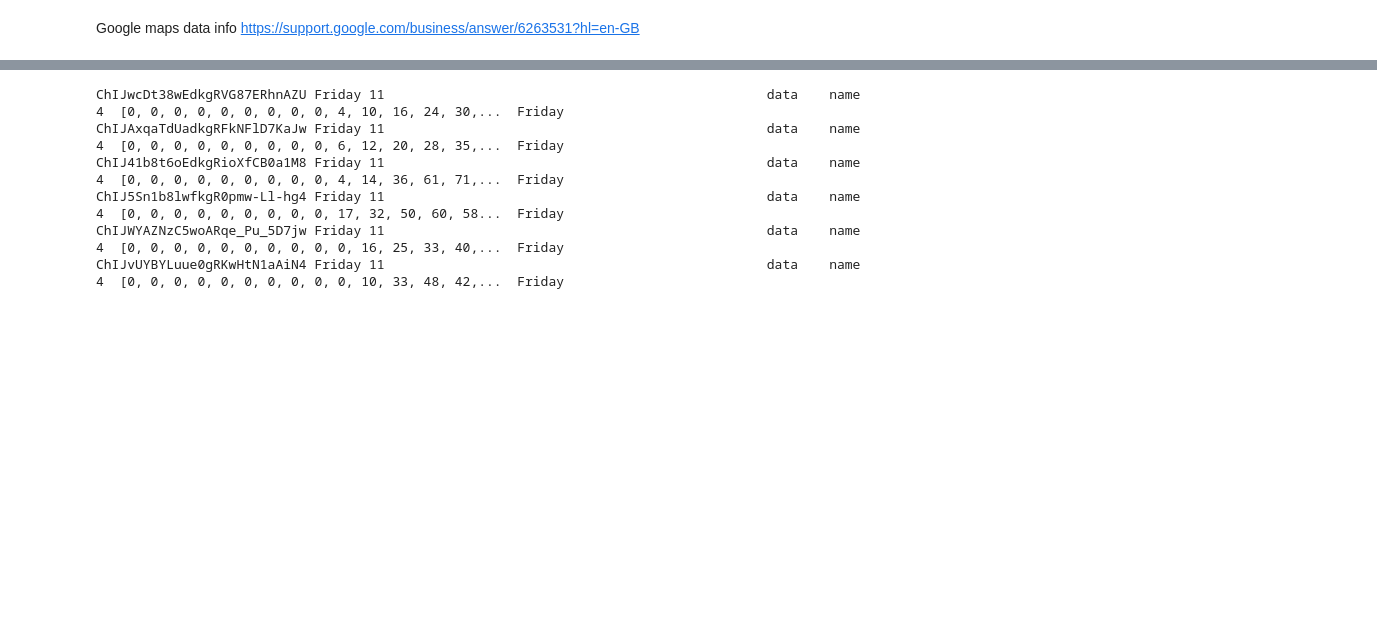
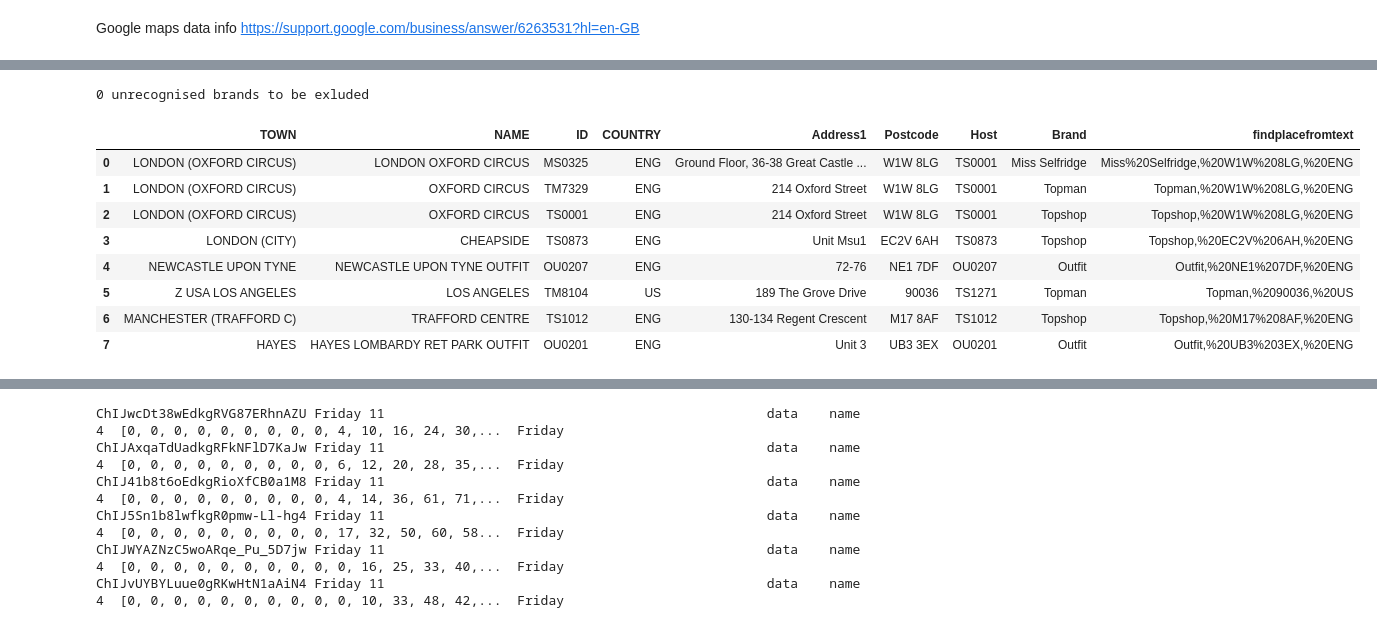
Before and after one commit to ninjananjo/Clothing-Store-Competition, a Jupyter notebook: Store Popular Times.ipynb, the cells around one changed output, grey strips where cells are left out. Cells and saved outputs as stored; diff of their text form; code cells hidden in the pictures; blank space fills up the shorter version.

```diff
--- a/Store Popular Times.ipynb
+++ b/Store Popular Times.ipynb
@@ -57,3 +40,45 @@ df_storelocations
+# %%
+def getBrand(branch_id):
+    if branch_id.startswith("TS"):
+            return("Topshop")
+    elif branch_id.startswith("TM"):
+            return("Topman")
+    elif branch_id.startswith("OU"):
+            return("Outfit")
+    elif branch_id.startswith("MS"):
+            return("Miss Selfridge")
+    else:
+            return("Unknown")
+# %%
+#Add brand column
+brands = []
+for branch_id in df_storelocations['ID']:
+    brands.append(getBrand(branch_id))
+
+df_storelocations.loc[:,'Brand'] = brands
+
+#Exclude unrecognised brands
+print(sum(df_storelocations['Brand'] == "Unknown"), "unrecognised brands to be exluded")
+df_storelocations = df_storelocations[df_storelocations['Brand'] != "Unknown"]
+
+#Add new column with googlemaps search text
+df_storelocations['findplacefromtext']= df_storelocations['Brand'].str.replace(" ","%20")\
+                                      + ",%20" + df_storelocations['Postcode'].str.replace(" ","%20")\
+                                      + ",%20" + df_storelocations['COUNTRY'].str.replace(" ","%20")
+#+ ",%20" + df_storelocations['Address1'].str.replace(" ","%20")\
+
+df_storelocations.head(10)
+# %% [output]
+0 unrecognised brands to be exluded
+|  | TOWN | NAME | ID | COUNTRY | Address1 | Postcode | Host | Brand | findplacefromtext |
+| 0 | LONDON (OXFORD CIRCUS) | LONDON OXFORD CIRCUS | MS0325 | ENG | Ground Floor, 36-38 Great Castle ... | W1W 8LG | TS0001 | Miss Selfridge | Miss%20Selfridge,%20W1W%208LG,%20ENG |
+| 1 | LONDON (OXFORD CIRCUS) | OXFORD CIRCUS | TM7329 | ENG | 214 Oxford Street | W1W 8LG | TS0001 | Topman | Topman,%20W1W%208LG,%20ENG |
+| 2 | LONDON (OXFORD CIRCUS) | OXFORD CIRCUS | TS0001 | ENG | 214 Oxford Street | W1W 8LG | TS0001 | Topshop | Topshop,%20W1W%208LG,%20ENG |
+| 3 | LONDON (CITY) | CHEAPSIDE | TS0873 | ENG | Unit Msu1 | EC2V 6AH | TS0873 | Topshop | Topshop,%20EC2V%206AH,%20ENG |
+| 4 | NEWCASTLE UPON TYNE | NEWCASTLE UPON TYNE OUTFIT | OU0207 | ENG | 72-76 | NE1 7DF | OU0207 | Outfit | Outfit,%20NE1%207DF,%20ENG |
+| 5 | Z USA LOS ANGELES | LOS ANGELES | TM8104 | US | 189 The Grove Drive | 90036 | TS1271 | Topman | Topman,%2090036,%20US |
+| 6 | MANCHESTER (TRAFFORD C) | TRAFFORD CENTRE | TS1012 | ENG | 130-134 Regent Crescent | M17 8AF | TS1012 | Topshop | Topshop,%20M17%208AF,%20ENG |
+| 7 | HAYES | HAYES LOMBARDY RET PARK OUTFIT | OU0201 | ENG | Unit 3 | UB3 3EX | OU0201 | Outfit | Outfit,%20UB3%203EX,%20ENG |
 # %%
 #GoogleMaps API Credentials
 
```
Also changed, not shown: parts of 9 cells of this notebook, 1 other file.
